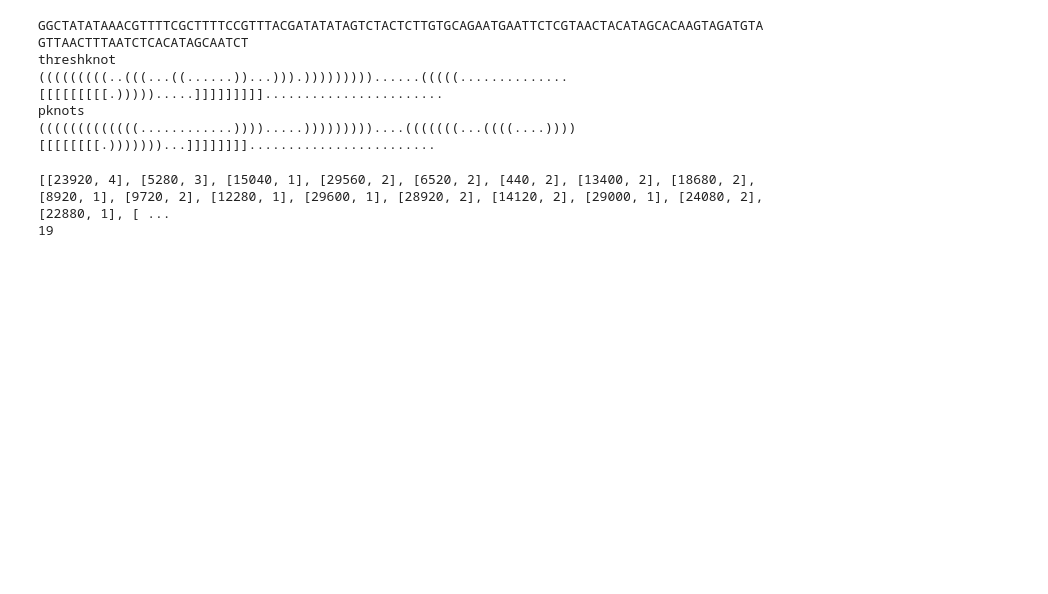
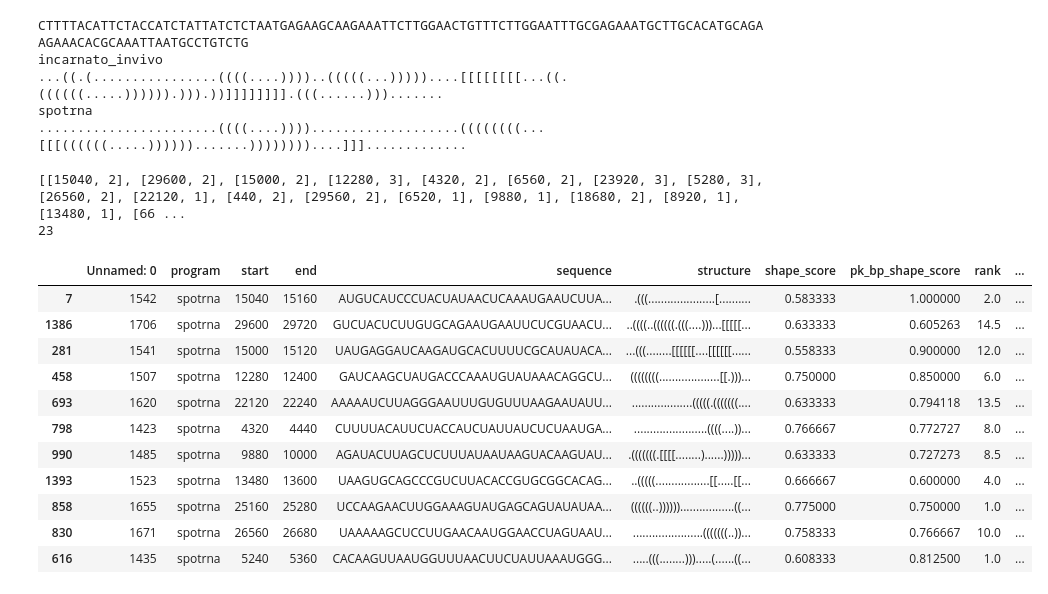
Before and after one commit to rkretsch/PK_research, a Jupyter notebook: notebooks/get_top_results_pk_predictors.ipynb, the cells around one changed output. Drawn from its saved outputs; the diff is of its cells as text; code cells hidden in the pictures; blank space fills up the shorter version.

Commit message:
finished adding spotrna

```diff
--- a/notebooks/get_top_results_pk_predictors.ipynb
+++ b/notebooks/get_top_results_pk_predictors.ipynb
@@ -103,14 +103,15 @@ def get_structs_for_pk(df1, window):
         print(programs[i])
         print(structs[i])
 
-get_structs_for_pk(df1, 29560)
+get_structs_for_pk(df1, 4320)
 # %% [output]
-GGCTATATAAACGTTTTCGCTTTTCCGTTTACGATATATAGTCTACTCTTGTGCAGAATGAATTCTCGTAACTACATAGCACAAGTAGATGTAGTTAACTTTAATCTCACATAGCAATCT
-threshknot
-(((((((((..(((...((......))...))).)))))))))......(((((..............[[[[[[[[[.))))).....]]]]]]]]].......................
-pknots
-(((((((((((((............)))).....)))))))))....(((((((...((((....))))[[[[[[[[.)))))))...]]]]]]]]........................
+CTTTTACATTCTACCATCTATTATCTCTAATGAGAAGCAAGAAATTCTTGGAACTGTTTCTTGGAATTTGCGAGAAATGCTTGCACATGCAGAAGAAACACGCAAATTAATGCCTGTCTG
+incarnato_invivo
+...((.(................((((....))))..(((((...)))))....[[[[[[[[...((.((((((.....)))))).))).))]]]]]]]].(((......))).......
+spotrna
+.......................((((....))))...................((((((((...[[[((((((.....)))))).......))))))))....]]].............
 # %%
+starts = df1['start'].to_list()
 all_windows = []
 for start1 in starts:
     windows = []
@@ -130,9 +131,25 @@ for i in all_windows:
 print(final)
 print(len(final))
 # %% [output]
-[[23920, 4], [5280, 3], [15040, 1], [29560, 2], [6520, 2], [440, 2], [13400, 2], [18680, 2], [8920, 1], [9720, 2], [12280, 1], [29600, 1], [28920, 2], [14120, 2], [29000, 1], [24080, 2], [22880, 1], [ ...
-19
+[[15040, 2], [29600, 2], [15000, 2], [12280, 3], [4320, 2], [6560, 2], [23920, 3], [5280, 3], [26560, 2], [22120, 1], [440, 2], [29560, 2], [6520, 1], [9880, 1], [18680, 2], [8920, 1], [13480, 1], [66 ...
+23
 # %%
 pk_list = pd.DataFrame(final, columns = ['start', '# of predictions'])
 pk_list = pk_list.sort_values('# of predictions', ascending=False)
 pk_list.to_csv('/home/gnye8/Desktop/PK_research/pipeline_results/analysis_output/windows_predicted.csv')
+# %%
+spotrna_hits = df1.loc[df1['program'] == 'spotrna']
+spotrna_hits
+# %% [output]
+|  | Unnamed: 0 | program | start | end | sequence | structure | shape_score | pk_bp_shape_score | rank | ... |
+| 7 | 1542 | spotrna | 15040 | 15160 | AUGUCAUCCCUACUAUAACUCAAAUGAAUCUUA... | .(((.....................[.......... | 0.583333 | 1.000000 | 2.0 | ... |
+| 1386 | 1706 | spotrna | 29600 | 29720 | GUCUACUCUUGUGCAGAAUGAAUUCUCGUAACU... | ..((((..((((((.(((....)))...[[[[[... | 0.633333 | 0.605263 | 14.5 | ... |
+| 281 | 1541 | spotrna | 15000 | 15120 | UAUGAGGAUCAAGAUGCACUUUUCGCAUAUACA... | ...(((........[[[[[[....[[[[[[...... | 0.558333 | 0.900000 | 12.0 | ... |
+| 458 | 1507 | spotrna | 12280 | 12400 | GAUCAAGCUAUGACCCAAAUGUAUAAACAGGCU... | ((((((((...................[[.)))... | 0.750000 | 0.850000 | 6.0 | ... |
+| 693 | 1620 | spotrna | 22120 | 22240 | AAAAAUCUUAGGGAAUUUGUGUUUAAGAAUAUU... | ...................(((((.(((((((.... | 0.633333 | 0.794118 | 13.5 | ... |
+| 798 | 1423 | spotrna | 4320 | 4440 | CUUUUACAUUCUACCAUCUAUUAUCUCUAAUGA... | .......................((((....))... | 0.766667 | 0.772727 | 8.0 | ... |
+| 990 | 1485 | spotrna | 9880 | 10000 | AGAUACUUAGCUCUUUAUAAUAAGUACAAGUAU... | .(((((((.[[[[........)......)))))... | 0.633333 | 0.727273 | 8.5 | ... |
+| 1393 | 1523 | spotrna | 13480 | 13600 | UAAGUGCAGCCCGUCUUACACCGUGCGGCACAG... | ..(((((.................[[.....[[... | 0.666667 | 0.600000 | 4.0 | ... |
+| 858 | 1655 | spotrna | 25160 | 25280 | UCCAAGAACUUGGAAAGUAUGAGCAGUAUAUAA... | ((((((..)))))).................((... | 0.775000 | 0.750000 | 1.0 | ... |
+| 830 | 1671 | spotrna | 26560 | 26680 | UAAAAAGCUCCUUGAACAAUGGAACCUAGUAAU... | ......................(((((((..))... | 0.758333 | 0.766667 | 10.0 | ... |
+| 616 | 1435 | spotrna | 5240 | 5360 | CACAAGUUAAUGGUUUAACUUCUAUUAAAUGGG... | .....(((........))).....(......((... | 0.608333 | 0.812500 | 1.0 | ... |
```
Also changed, not shown: parts of 3 cells of this notebook, 6 other files.
